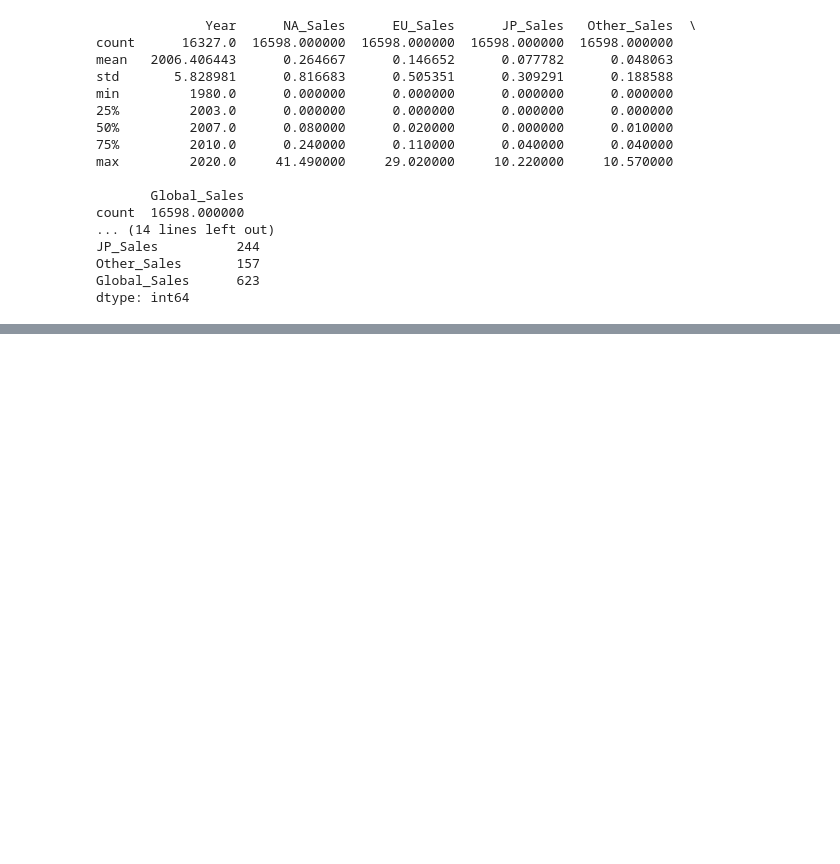
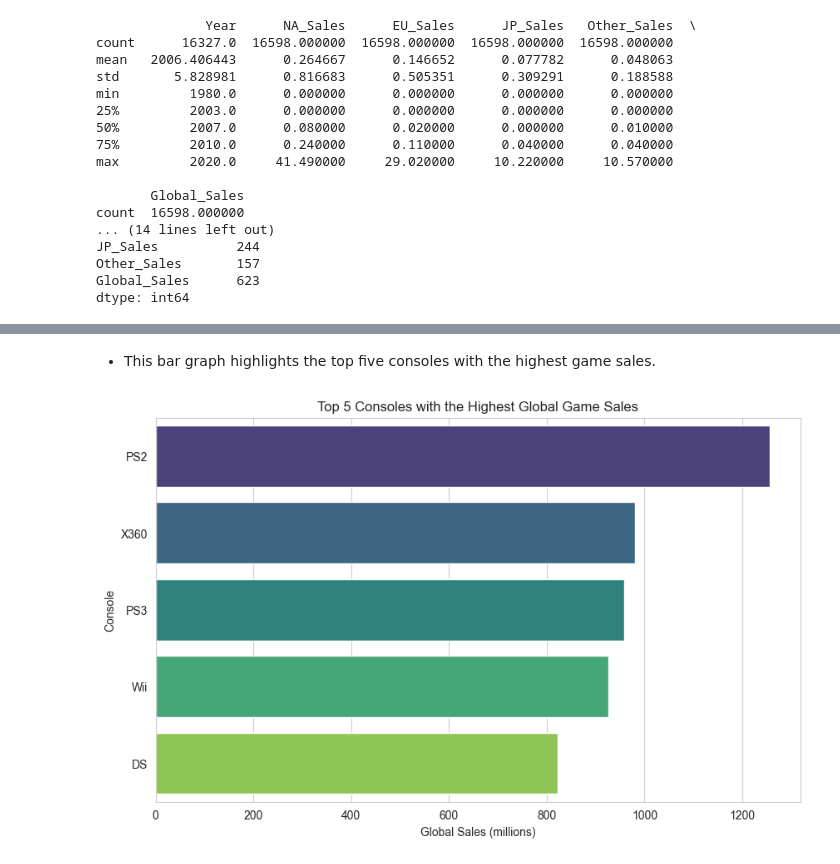
Before and after one commit to kjleopold/datafun-06-eda, a Jupyter notebook: kleopold_eda.ipynb, the cells around one changed output, grey strips where cells are left out. Cells and saved outputs as stored; diff of their text form; code cells hidden in the pictures; blank space fills up the shorter version.

```diff
--- a/kleopold_eda.ipynb
+++ b/kleopold_eda.ipynb
@@ -243,0 +249,15 @@ display(df.head(10))
+# %% [markdown]
+* This bar graph highlights the top five consoles with the highest game sales.
+# %%
+# Get the top 5 consoles by global sales
+top_console_sales = df.groupby('Console')['Global_Sales'].sum().nlargest(5)
+
+# Horizontal bar plot for top 5 consoles
+plt.figure(figsize=(10, 6))
+sns.barplot(x=top_console_sales.values, y=top_console_sales.index, hue=top_console_sales.index, palette="viridis", legend=False)
+plt.title("Top 5 Consoles with the Highest Global Game Sales")
+plt.xlabel("Global Sales (millions)")
+plt.ylabel("Console")
+plt.show()
+# %% [output]
+[figure, added]
```
Also changed, not shown: parts of 23 cells of this notebook.
